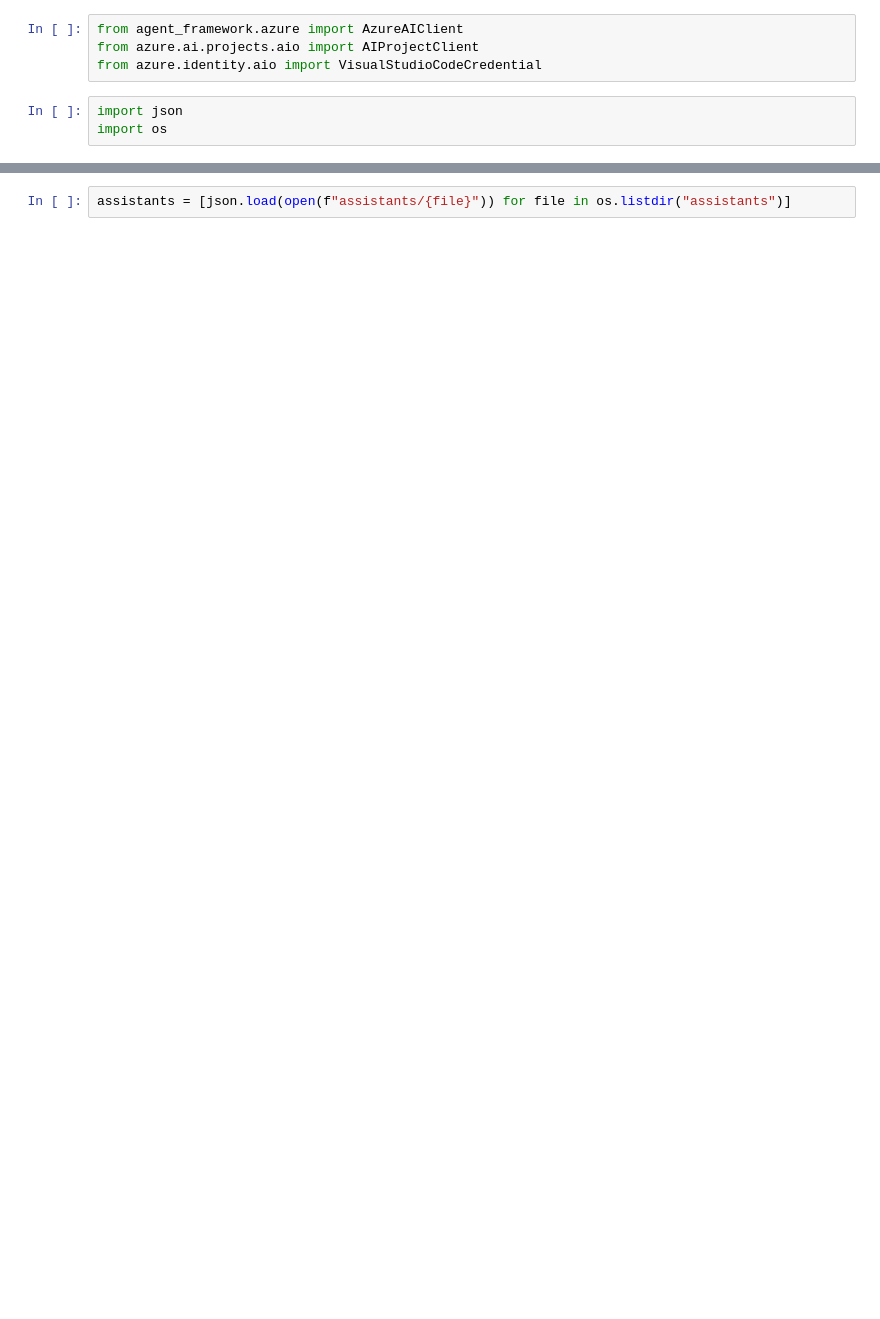
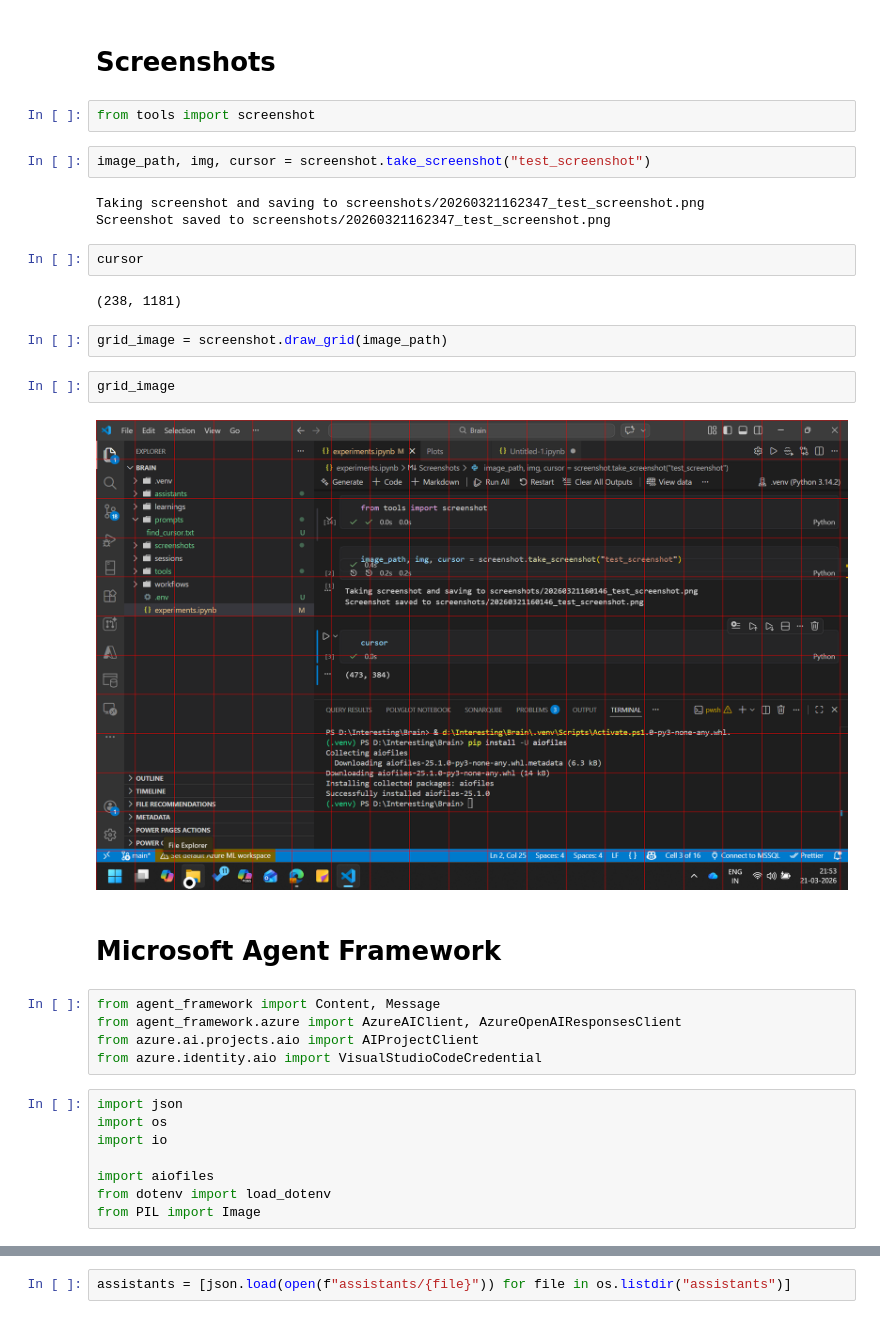
Before and after one commit to itsNisarg/Brain, a Jupyter notebook: experiments.ipynb, the cells around one changed output, grey strips where cells are left out. Cells and saved outputs as stored; diff of their text form; blank space fills up the shorter version.

Commit message:
Add tools

```diff
--- a/experiments.ipynb
+++ b/experiments.ipynb
@@ -1,7 +1,34 @@
+# %% [markdown]
+# Screenshots
+# %%
+from tools import screenshot
+# %%
+image_path, img, cursor = screenshot.take_screenshot("test_screenshot")
+# %% [output]
+Taking screenshot and saving to screenshots/20260321162347_test_screenshot.png
+Screenshot saved to screenshots/20260321162347_test_screenshot.png
+# %%
+cursor
+# %% [output]
+(238, 1181)
+# %%
+grid_image = screenshot.draw_grid(image_path)
+# %%
+grid_image
+# %% [output]
+[figure, added]
+# %% [markdown]
+# Microsoft Agent Framework
 # %%
-from agent_framework.azure import AzureAIClient
+from agent_framework import Content, Message
+from agent_framework.azure import AzureAIClient, AzureOpenAIResponsesClient
 from azure.ai.projects.aio import AIProjectClient
 from azure.identity.aio import VisualStudioCodeCredential
 # %%
 import json
 import os
+import io
+
+import aiofiles
+from dotenv import load_dotenv
+from PIL import Image
```
Also changed, not shown: parts of 9 cells of this notebook, 21 other files.
